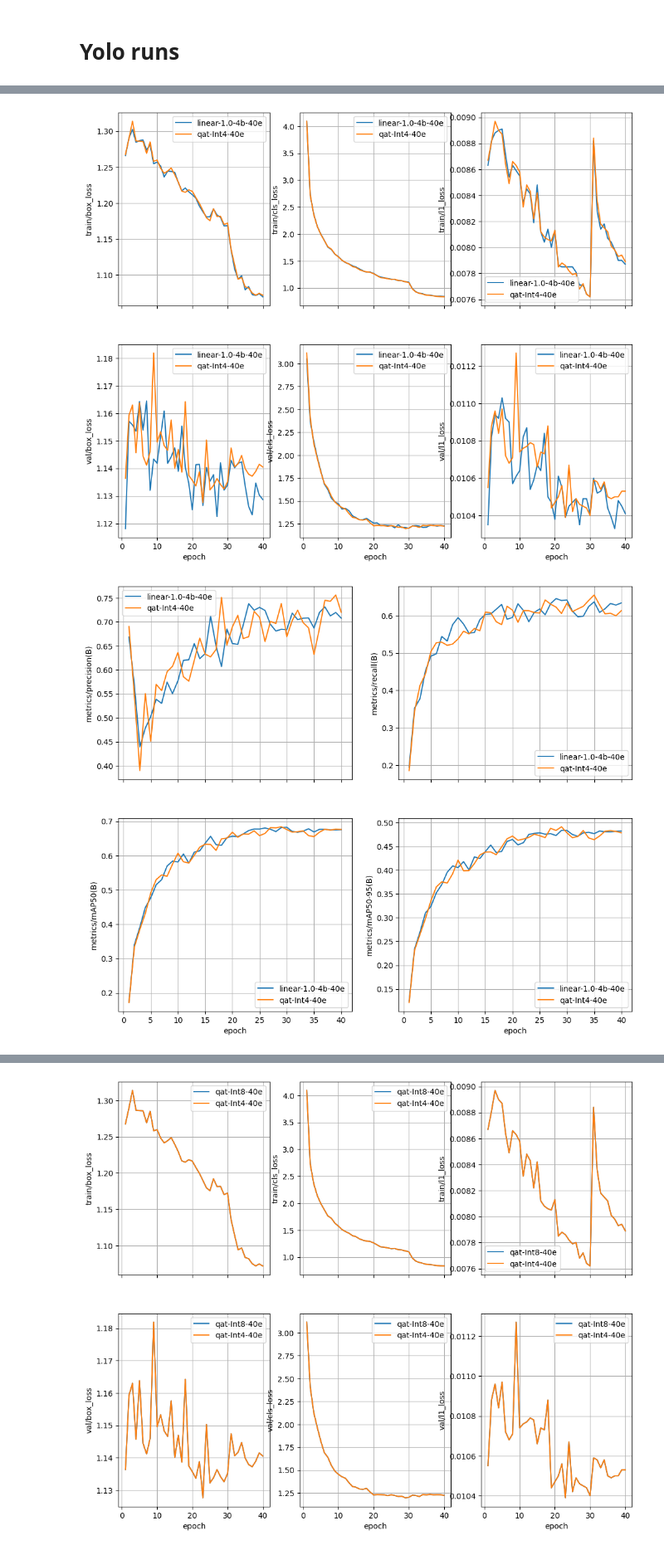
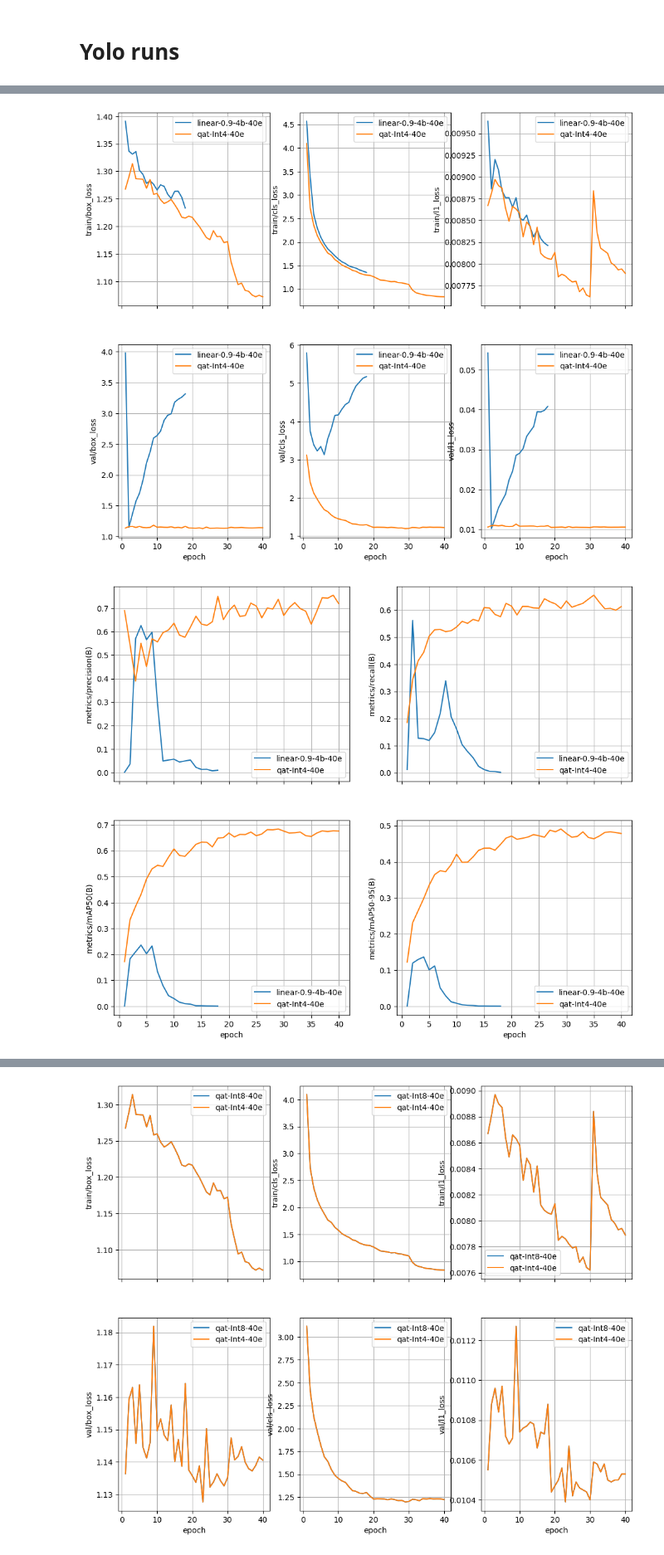
Before and after one commit to data-satanism/SoftStairs-QAT, a Jupyter notebook: experiments/yolo/analysis.ipynb, the cells around one changed output, grey strips where cells are left out. Shown at 83% size. Saved outputs shown, nothing was run; the diff lists cells and outputs as text; code cells hidden in the pictures.

```diff
--- a/experiments/yolo/analysis.ipynb
+++ b/experiments/yolo/analysis.ipynb
@@ -70,12 +70,12 @@ compare_runs(
 # %%
 compare_runs(
-     'linear-1.0-4b-40e',
+     'linear-0.9-4b-40e',
     # 'cos-0.01-4b-40e',
     'qat-Int4-40e',
 #     'linear-0.5-4b-10e'
     )
 # %% [output]
-[figure, old version]
+[figure, new version]
-[figure, old version]
+[figure, new version]
 # %%
 compare_runs(
```
Also changed, not shown: parts of 4 cells of this notebook, 7 other files.
